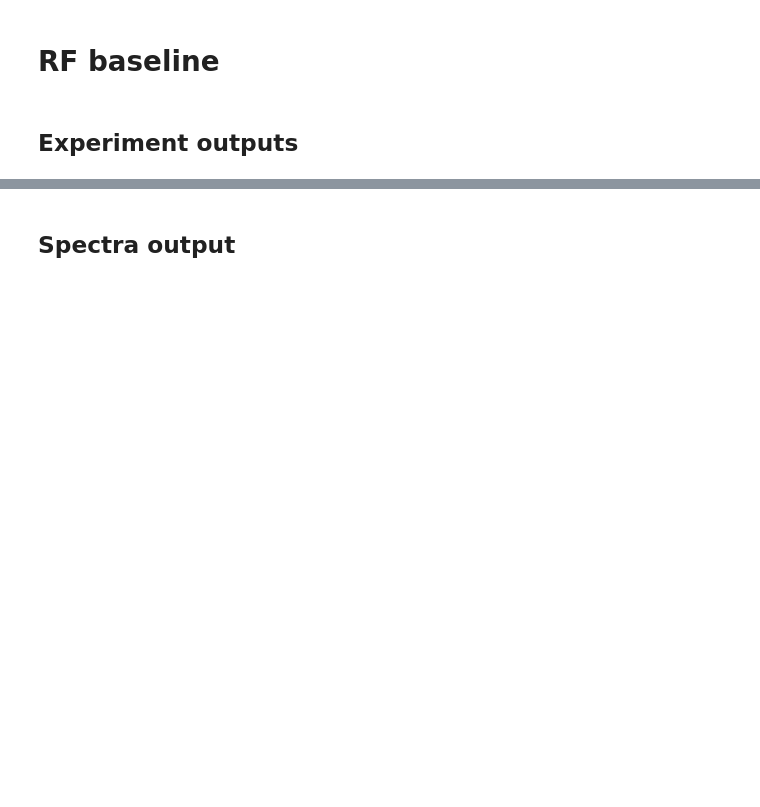
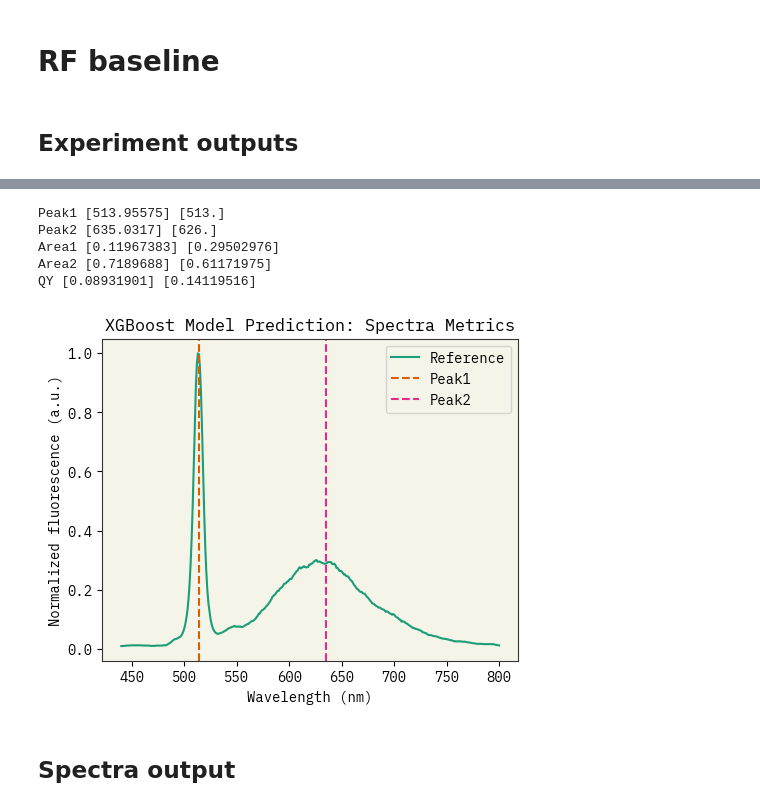
Before and after one commit to maykcaldas/BioNano-DOE, a Jupyter notebook: AgML/predict.ipynb, the cells around one changed output, grey strips where cells are left out. Saved outputs shown, nothing was run; the diff lists cells and outputs as text; code cells hidden in the pictures; blank space fills up the shorter version.

```diff
--- a/AgML/predict.ipynb
+++ b/AgML/predict.ipynb
@@ -23,7 +23,7 @@ plt.rcParams.update(
         "axes.grid": False,
         "axes.prop_cycle": plt.cycler("color", plt.cm.Dark2.colors),
         "font.family": fe.name,
-        "figure.figsize": (3.5, 3.5 / 1.2),
+        "figure.figsize": (5.0, 5.0 / 1.2),
         "ytick.left": True,
         "xtick.bottom": True,
     }
@@ -44,5 +64,5 @@ df.groupby(['Temperature(C)', 'Doping(%)', 'Time(min)']).count()
 # %%
 index = df.keys().tolist().index('Experiment')
 features = df.keys()[:index]
-labels = df.keys()[index+1:-3]
+labels = df.keys()[index+1:-6]
 features, labels
@@ -73,29 +136,38 @@ for i, k in enumerate(labels):
 # %%
-k = 11
+k = 0
 sample = test_df.iloc[k:k+1]
 feats = sample[features]
 labs = sample[labels]
 
 def rmse(a, b):
     return np.sqrt(np.mean((a - b)**2))
 
 for k in labels:
     # print(k, rmse(models[k].predict(feats), labs[k].values))
     print(k, models[k].predict(feats), labs[k].values)
 
-w = [float(a) for a in sample.iloc[0]['Wavelengths'][1:-1].split(',')]
+w = [float(a) for a in sample.iloc[0]['Fl_Wavelengths'][1:-1].split(',')]
 i = [float(a) for a in sample.iloc[0]['Fluorescence_norm'][1:-1].split(',')]
 
-plt.figure(figsize=(6, 4))
-plt.plot(w, i, color="C0")
-plt.title(f"{sample.iloc[0]['Experiment']}: {sample.iloc[0]['Temperature(C)']}°C, {sample.iloc[0]['Doping(%)']}%, {sample.iloc[0]['Time(min)']}min")
-plt.axvline(x = models['Peak1'].predict(sample[features]), color = 'C1', linestyle = '--')
-plt.axvline(x = models['Peak2'].predict(sample[features]), color = 'C3', linestyle = '--')
+# plt.figure(figsize=(6, 4))
+plt.plot(w, i, color="C0", label="Reference")
+# plt.title(f"{sample.iloc[0]['Experiment']}: {sample.iloc[0]['Temperature(C)']}°C, {sample.iloc[0]['Doping(%)']}%, {sample.iloc[0]['Time(min)']}min")
+plt.title(f"XGBoost Model Prediction: Spectra Metrics")
+plt.axvline(x = models['Peak1'].predict(sample[features]), color = 'C1', linestyle = '--', label = 'Peak1')
+plt.axvline(x = models['Peak2'].predict(sample[features]), color = 'C3', linestyle = '--', label = 'Peak2')
 # change plt figsize
 plt.xlabel("Wavelength (nm)")
-plt.ylabel("Normalized fluorescence")
+plt.ylabel("Normalized fluorescence (a.u.)")
 plt.tight_layout()
+plt.legend()
 plt.show()
+# %% [output]
+Peak1 [513.95575] [513.]
+Peak2 [635.0317] [626.]
+Area1 [0.11967383] [0.29502976]
+Area2 [0.7189688] [0.61171975]
+QY [0.08931901] [0.14119516]
+[figure, added]
 # %% [markdown]
 ## Spectra output
 # %%
```
Also changed, not shown: parts of 18 cells of this notebook, 3 other files.
